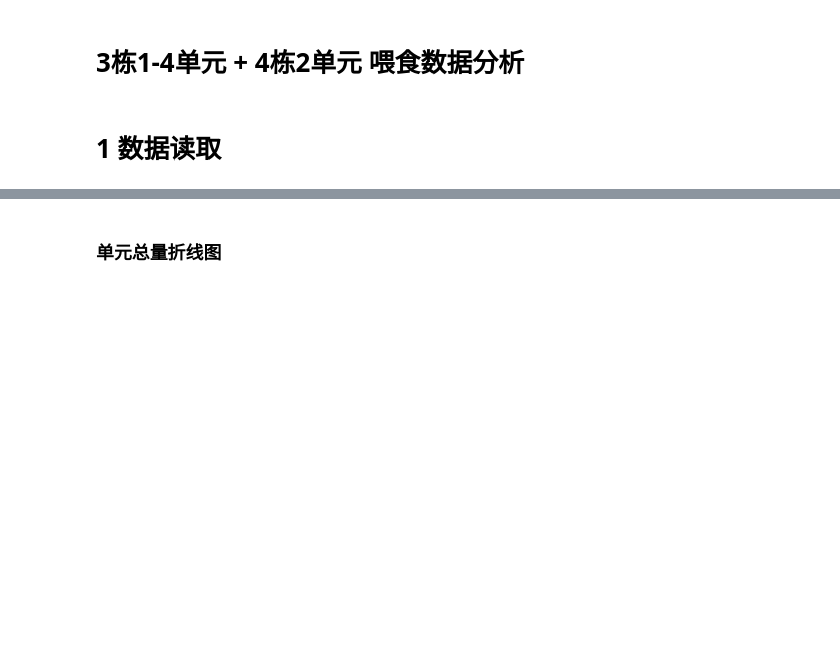
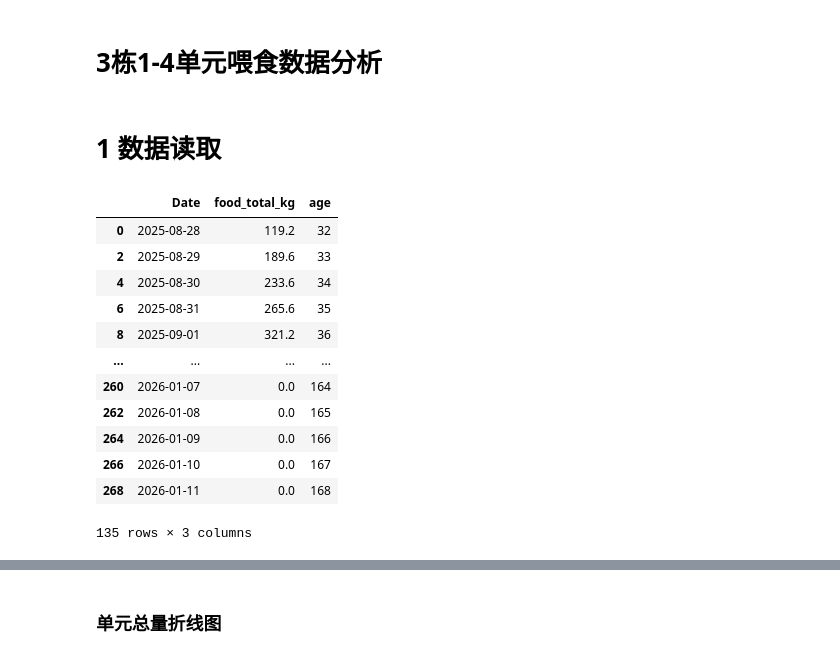
Before and after one commit to yixuan228/work-error-detect, a Jupyter notebook: 喂食数据分析.ipynb, the cells around one changed output, grey strips where cells are left out. Cells and saved outputs as stored; diff of their text form; code cells hidden in the pictures; blank space fills up the shorter version.

```diff
--- a/喂食数据分析.ipynb
+++ b/喂食数据分析.ipynb
@@ -1,5 +1,5 @@
 # %% [markdown]
-# 3栋1-4单元 + 4栋2单元 喂食数据分析
+# 3栋1-4单元喂食数据分析
 # %% [markdown]
 # 1 数据读取
 # %%
@@ -15,3 +15,19 @@ df_31_build = pd.read_parquet(PATH_FEED_PROCESSED / '育肥3-1_build.parquet', e
 df_32_build = pd.read_parquet(PATH_FEED_PROCESSED / '育肥3-2_build.parquet', engine='pyarrow').drop_duplicates()
 df_33_build = pd.read_parquet(PATH_FEED_PROCESSED / '育肥3-3_build.parquet', engine='pyarrow').drop_duplicates()
 df_34_build = pd.read_parquet(PATH_FEED_PROCESSED / '育肥3-4_build.parquet', engine='pyarrow').drop_duplicates()
+# %%
+df_31_build
+# %% [output]
+|  | Date | food_total_kg | age |
+| 0 | 2025-08-28 | 119.2 | 32 |
+| 2 | 2025-08-29 | 189.6 | 33 |
+| 4 | 2025-08-30 | 233.6 | 34 |
+| 6 | 2025-08-31 | 265.6 | 35 |
+| 8 | 2025-09-01 | 321.2 | 36 |
+| ... | ... | ... | ... |
+| 260 | 2026-01-07 | 0.0 | 164 |
+| 262 | 2026-01-08 | 0.0 | 165 |
+| 264 | 2026-01-09 | 0.0 | 166 |
+| 266 | 2026-01-10 | 0.0 | 167 |
+| 268 | 2026-01-11 | 0.0 | 168 |
+135 rows × 3 columns
```
Also changed, not shown: parts of 6 cells of this notebook, 7 other files.
